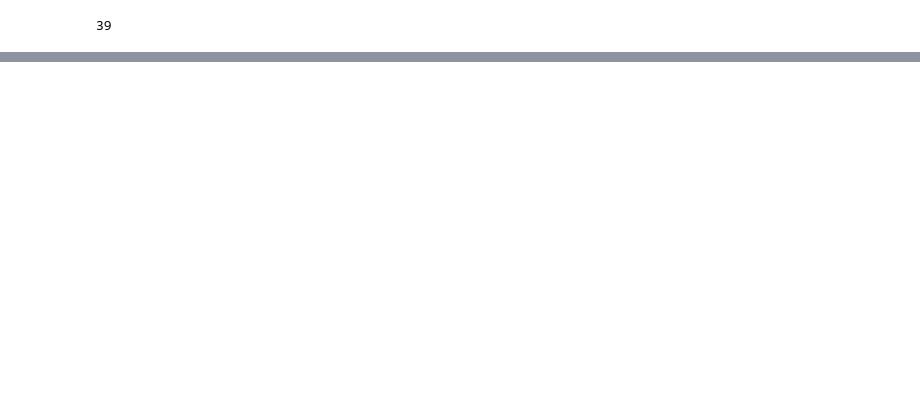
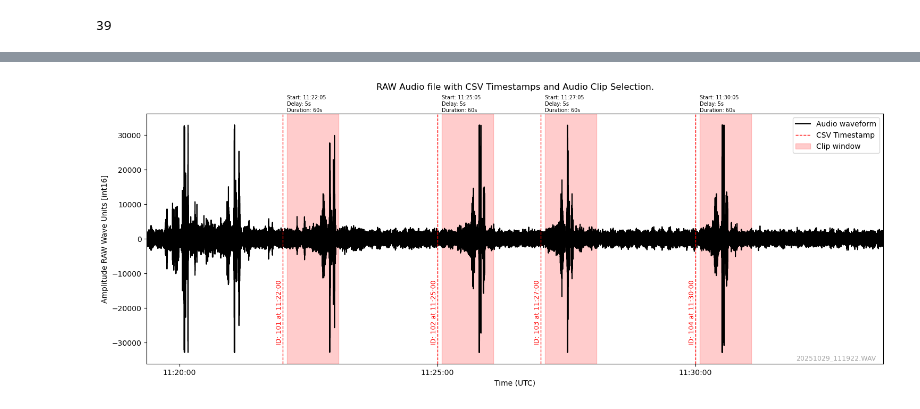
Before and after one commit to Han5olo/Oslo-Wave-Tank-RAW-Data-Processing, a Jupyter notebook: read_audio.ipynb, the cells around one changed output, grey strips where cells are left out. Drawn from its saved outputs; the diff is of its cells as text; code cells hidden in the pictures; blank space fills up the shorter version.

```diff
--- a/read_audio.ipynb
+++ b/read_audio.ipynb
@@ -239,0 +411,100 @@ len(dt_ns)
+# %%
+import matplotlib.dates as mdates
+
+# Parameters
+clip_duration = 60   # seconds
+clip_delay = 5       # seconds after CSV time before clip starts
+
+# Downsample for plotting clarity
+step = 100
+idx = np.arange(0, len(data), step)
+time_axis = pd.to_datetime(start_time) + rec_times_axis[idx].astype('timedelta64[ns]')
+
+# Determine audio start and end times
+audio_start = time_axis[0]
+audio_end   = time_axis[-1]
+
+# Plot: only within audio range
+fig, ax = plt.subplots(figsize=(15, 6))
+ax.plot(time_axis, data[idx], label="Audio waveform", color='black')
+
+for t, event_id in zip(date_time_UTC, df['ID']):
+    # Skip if timestamp is completely outside audio file
+    if t < audio_start or t > audio_end:
+        continue
+
+    # --- Red dashed vertical line at CSV timestamp ---
+    ax.axvline(t, color='red', linestyle='--', linewidth=1, label='CSV Timestamp')
+
+    # --- Annotate the ID near the top of the plot ---
+    annotation_label = str(f"ID: {event_id} at {t.strftime('%H:%M:%S')}")
+    ax.text(
+        t,                      # x position (time)
+        ax.get_ylim()[1] * -0.85, # y position (90% up the y-axis)
+        annotation_label,          # the ID label
+        rotation=90,            # vertical text
+        color='red',
+        fontsize=9,
+        va='bottom',
+        ha='right',
+        backgroundcolor='none',
+        alpha=1
+    )
+
+    # --- Shaded region (delayed clip window) ---
+    start_t = t + pd.Timedelta(seconds=clip_delay)
+    end_t = start_t + pd.Timedelta(seconds=clip_duration)
+
+    if start_t > audio_end or end_t < audio_start:
+        continue
+    start_t = max(start_t, audio_start)
+    end_t = min(end_t, audio_end)
+
+    ax.axvspan(start_t, end_t, color='red', alpha=0.2, label=f'Clip window')
+    annotation_label = str(f"Start: {start_t.strftime('%H:%M:%S')}\nDelay: {clip_delay}s\nDuration: {clip_duration}s")
+    ax.text(
+        start_t,                      # x position (time)
+        ax.get_ylim()[1] * 1.01, # y position (90% up the y-axis)
+        annotation_label,          # the ID label
+        rotation=0,            # vertical text
+        color='black',
+        fontsize=7,
+        va='bottom',
+        ha='left',
+        backgroundcolor='none',
+        alpha=1
+    )
+
+
+# Restrict x-axis strictly to audio range
+ax.set_xlim(audio_start, audio_end)
+
+# Remove duplicate legend entries
+handles, labels = ax.get_legend_handles_labels()
+ax.legend(dict(zip(labels, handles)).values(), dict(zip(labels, handles)).keys())
+
+# Annotation: Audio filename
+ax.text(
+    0.99, 0.01,                      # (x, y) in axes fraction coordinates
+    audio_file.name,                 # the text
+    transform=ax.transAxes,          # use axes-relative coordinates
+    fontsize=9,
+    color='gray',
+    ha='right',                      # horizontal alignment
+    va='bottom',                     # vertical alignment
+    alpha=0.7,
+)
+
+
+# Formatting
+ax.set_xlabel("Time (UTC)")
+ax.set_ylabel("Amplitude RAW Wave Units [int16]")
+ax.set_title(f"RAW Audio file with CSV Timestamps and Audio Clip Selection.", y=1.08)
+ax.xaxis.set_major_formatter(mdates.DateFormatter("%H:%M:%S"))
+
+plt.tight_layout()
+plt.savefig(f"{audio_file.stem}_Audio_Clip_Selection.pdf",
+            dpi=72, bbox_inches='tight')
+plt.show()
+# %% [output]
+[figure, added]
```
Also changed, not shown: parts of 22 cells of this notebook, 4 other files.
